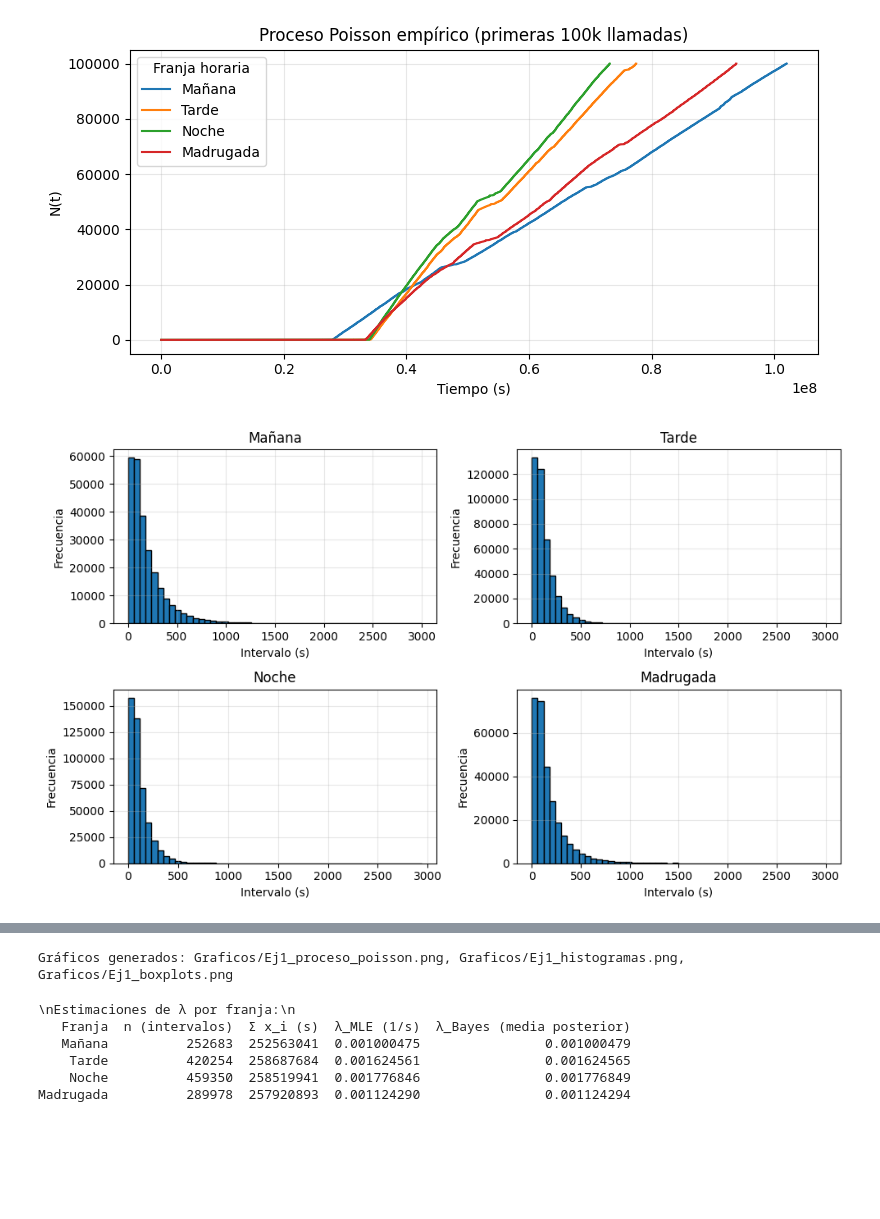
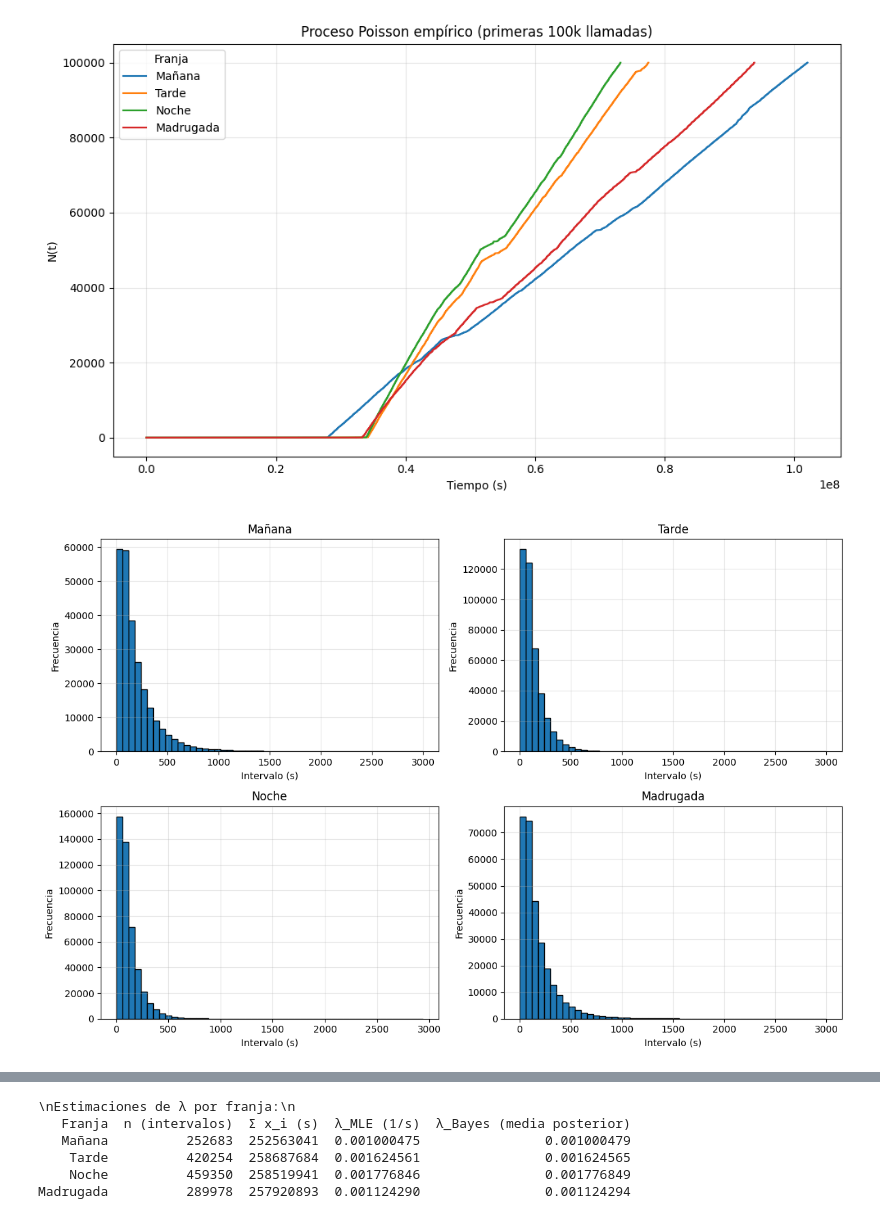
Before and after one commit to Santi2065/poisson-911-calls, a Jupyter notebook: code.ipynb, the cells around one changed output, grey strips where cells are left out. Cells and saved outputs as stored; diff of their text form; code cells hidden in the pictures; blank space fills up the shorter version.

Commit message:
graficos mas lindos

```diff
--- a/code.ipynb
+++ b/code.ipynb
@@ -9,7 +9,7 @@ def main():
 
     # 2. Proceso Poisson (parte a)
     n = min(100_000, len(df))
-    plt.figure(figsize=(8, 4))  # Adjusted size
+    plt.figure(figsize=(10, 6))
     for col in ['mañana', 'tarde', 'noche', 'madrugada']:
         times = df[col].iloc[:n].values
         counts = np.arange(1, len(times) + 1)
@@ -17,7 +17,7 @@ def main():
     plt.xlabel('Tiempo (s)')
     plt.ylabel('N(t)')
     plt.title('Proceso Poisson empírico (primeras 100k llamadas)')
-    plt.legend(title='Franja horaria')
+    plt.legend(title='Franja')
     plt.grid(alpha=0.3)
     plt.tight_layout()
     plt.show()
@@ -25,46 +25,47 @@ def main():
     # 3. Tiempos entre llamadas y filtrado de outliers (parte b)
     diffs = {}
     for col in ['mañana', 'tarde', 'noche', 'madrugada']:
-        times = df[col].values
-        x = np.diff(times)  # intervalos
-        x_filtered = x[x <= 3000]  # filtrar outliers mayores a 3000 s
-        diffs[col] = x_filtered
+        times = df[col].dropna().values
+        x = np.diff(times)
+        diffs[col] = x[x <= 3000]
 
     # 4a. Histogramas
-    plt.figure(figsize=(10, 6))  # Adjusted size
+    plt.figure(figsize=(12, 8))
     for i, (col, x) in enumerate(diffs.items(), 1):
         plt.subplot(2, 2, i)
         plt.hist(x, bins=50, edgecolor='black')
         plt.title(col.capitalize())
         plt.xlabel('Intervalo (s)')
         plt.ylabel('Frecuencia')
         plt.grid(alpha=0.3)
     plt.tight_layout()
     plt.show()
 
     # 4b. Boxplots comparativos
-    plt.figure(figsize=(6, 4))  # Adjusted size
+    plt.figure(figsize=(8, 6))
     data = [diffs[col] for col in ['mañana', 'tarde', 'noche', 'madrugada']]
     labels = ['Mañana', 'Tarde', 'Noche', 'Madrugada']
-    plt.boxplot(data, tick_labels=labels)
-    plt.title('Boxplots de intervalos entre llamadas\n(filtrado x_k > 3000 s)')
+    plt.boxplot(data, tick_labels=labels, whis=(0, 100), showfliers=False)
+    plt.title('Boxplots de intervalos entre llamadas (filtrado x_k > 3000 s)')
     plt.ylabel('Intervalo (s)')
     plt.grid(alpha=0.3)
     plt.tight_layout()
     plt.show()
 
     # Versión con escala logarítmica para mejor visualización
-    plt.figure(figsize=(6, 4))  # Adjusted size
-    plt.boxplot(data, tick_labels=labels)
-    plt.title('Boxplots de intervalos entre llamadas (escala log)\n(filtrado x_k > 3000 s)')
+    plt.figure(figsize=(8, 6))
+    data = [diffs[col] for col in ['mañana', 'tarde', 'noche', 'madrugada']]
+    labels = ['Mañana', 'Tarde', 'Noche', 'Madrugada']
+    plt.boxplot(data, tick_labels=labels, whis=(0, 100), showfliers=False)
+    plt.yscale('log')
+    plt.title('Boxplots de intervalos entre llamadas (escala log) (filtrado x_k > 3000 s)')
     plt.ylabel('Intervalo (s)')
-    plt.yscale('log')
     plt.grid(alpha=0.3, which='both')
     plt.tight_layout()
     plt.show()
 
 if __name__ == '__main__':
     main()
 # %% [output]
-[figure, old version]
+[figure, new version]
-[figure, old version]
+[figure, new version]
@@ -73,4 +74,3 @@ if __name__ == '__main__':
-Gráficos generados: Graficos/Ej1_proceso_poisson.png, Graficos/Ej1_histogramas.png, Graficos/Ej1_boxplots.png
 # %%
 #!/usr/bin/env python3
 # Ej2.py
```
Also changed, not shown: parts of 1 cell of this notebook.
